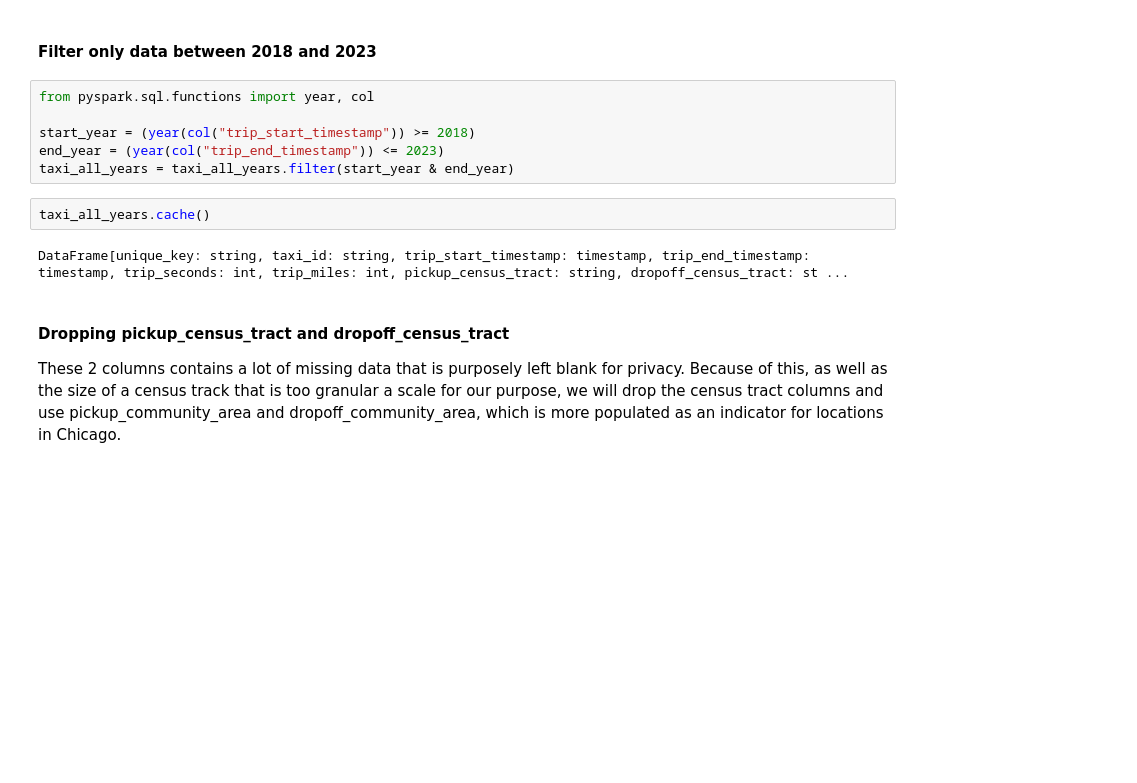
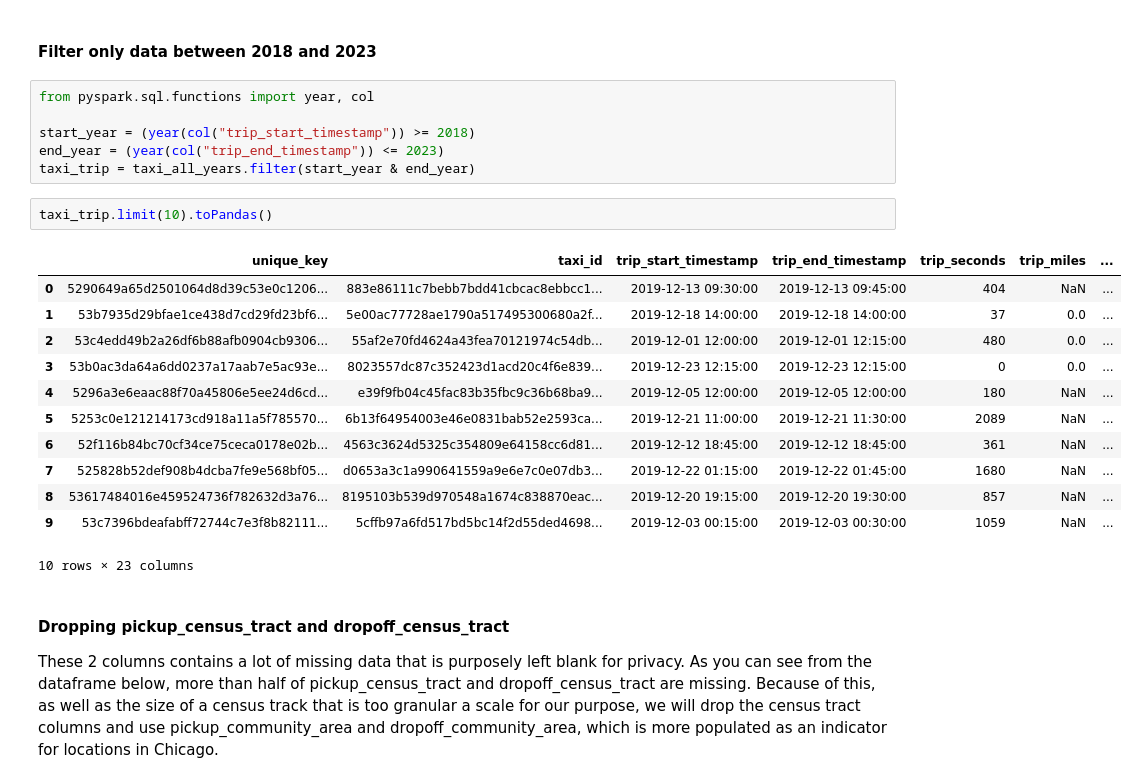
Before and after one commit to pp-monika/chicago-transportation-analysis, a Jupyter notebook: QST2-Analyzing-Transportation-Patterns-Using-Chicago-Taxi-Trip-and-Chicago-Rideshare-for-Urban-Planning-Insights-2.ipynb, the cells around one changed output. Cells and saved outputs as stored; diff of their text form; blank space fills up the shorter version.

Commit message:
Clean Chicago taxi: year, drop census_tract columns, rename key

```diff
--- a/QST2-Analyzing-Transportation-Patterns-Using-Chicago-Taxi-Trip-and-Chicago-Rideshare-for-Urban-Planning-Insights.ipynb
+++ b/QST2-Analyzing-Transportation-Patterns-Using-Chicago-Taxi-Trip-and-Chicago-Rideshare-for-Urban-Planning-Insights-2.ipynb
@@ -133,12 +133,23 @@ from pyspark.sql.functions import year, col
 
 start_year = (year(col("trip_start_timestamp")) >= 2018)
 end_year = (year(col("trip_end_timestamp")) <= 2023)
-taxi_all_years = taxi_all_years.filter(start_year & end_year)
+taxi_trip = taxi_all_years.filter(start_year & end_year)
 # %%
-taxi_all_years.cache()
+taxi_trip.limit(10).toPandas()
 # %% [output]
+|  | unique_key | taxi_id | trip_start_timestamp | trip_end_timestamp | trip_seconds | trip_miles | ... |
+| 0 | 5290649a65d2501064d8d39c53e0c1206... | 883e86111c7bebb7bdd41cbcac8ebbcc1... | 2019-12-13 09:30:00 | 2019-12-13 09:45:00 | 404 | NaN | ... |
+| 1 | 53b7935d29bfae1ce438d7cd29fd23bf6... | 5e00ac77728ae1790a517495300680a2f... | 2019-12-18 14:00:00 | 2019-12-18 14:00:00 | 37 | 0.0 | ... |
+| 2 | 53c4edd49b2a26df6b88afb0904cb9306... | 55af2e70fd4624a43fea70121974c54db... | 2019-12-01 12:00:00 | 2019-12-01 12:15:00 | 480 | 0.0 | ... |
+| 3 | 53b0ac3da64a6dd0237a17aab7e5ac93e... | 8023557dc87c352423d1acd20c4f6e839... | 2019-12-23 12:15:00 | 2019-12-23 12:15:00 | 0 | 0.0 | ... |
+| 4 | 5296a3e6eaac88f70a45806e5ee24d6cd... | e39f9fb04c45fac83b35fbc9c36b68ba9... | 2019-12-05 12:00:00 | 2019-12-05 12:00:00 | 180 | NaN | ... |
+| 5 | 5253c0e121214173cd918a11a5f785570... | 6b13f64954003e46e0831bab52e2593ca... | 2019-12-21 11:00:00 | 2019-12-21 11:30:00 | 2089 | NaN | ... |
+| 6 | 52f116b84bc70cf34ce75ceca0178e02b... | 4563c3624d5325c354809e64158cc6d81... | 2019-12-12 18:45:00 | 2019-12-12 18:45:00 | 361 | NaN | ... |
+| 7 | 525828b52def908b4dcba7fe9e568bf05... | d0653a3c1a990641559a9e6e7c0e07db3... | 2019-12-22 01:15:00 | 2019-12-22 01:45:00 | 1680 | NaN | ... |
+| 8 | 53617484016e459524736f782632d3a76... | 8195103b539d970548a1674c838870eac... | 2019-12-20 19:15:00 | 2019-12-20 19:30:00 | 857 | NaN | ... |
+| 9 | 53c7396bdeafabff72744c7e3f8b82111... | 5cffb97a6fd517bd5bc14f2d55ded4698... | 2019-12-03 00:15:00 | 2019-12-03 00:30:00 | 1059 | NaN | ... |
-DataFrame[unique_key: string, taxi_id: string, trip_start_timestamp: timestamp, trip_end_timestamp: timestamp, trip_seconds: int, trip_miles: int, pickup_census_tract: string, dropoff_census_tract: st ...
+10 rows × 23 columns
 # %% [markdown]
 #### Dropping pickup_census_tract and dropoff_census_tract
-These 2 columns contains a lot of missing data that is purposely left blank for privacy. Because of this, as well as the size of a census track that is too granular a scale for our purpose, we will drop the census tract columns and use pickup_community_area and dropoff_community_area, which is more populated as an indicator for locations in Chicago.
+These 2 columns contains a lot of missing data that is purposely left blank for privacy. As you can see from the dataframe below, more than half of pickup_census_tract and dropoff_census_tract are missing. Because of this, as well as the size of a census track that is too granular a scale for our purpose, we will drop the census tract columns and use pickup_community_area and dropoff_community_area, which is more populated as an indicator for locations in Chicago.
 # %%
```
Also changed, not shown: parts of 5 cells of this notebook.
